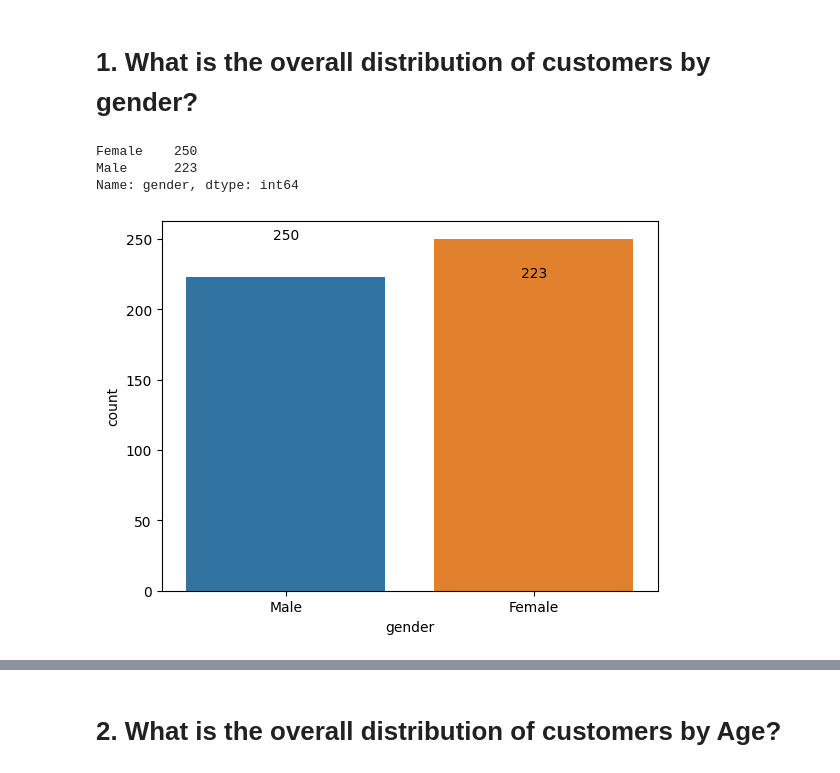
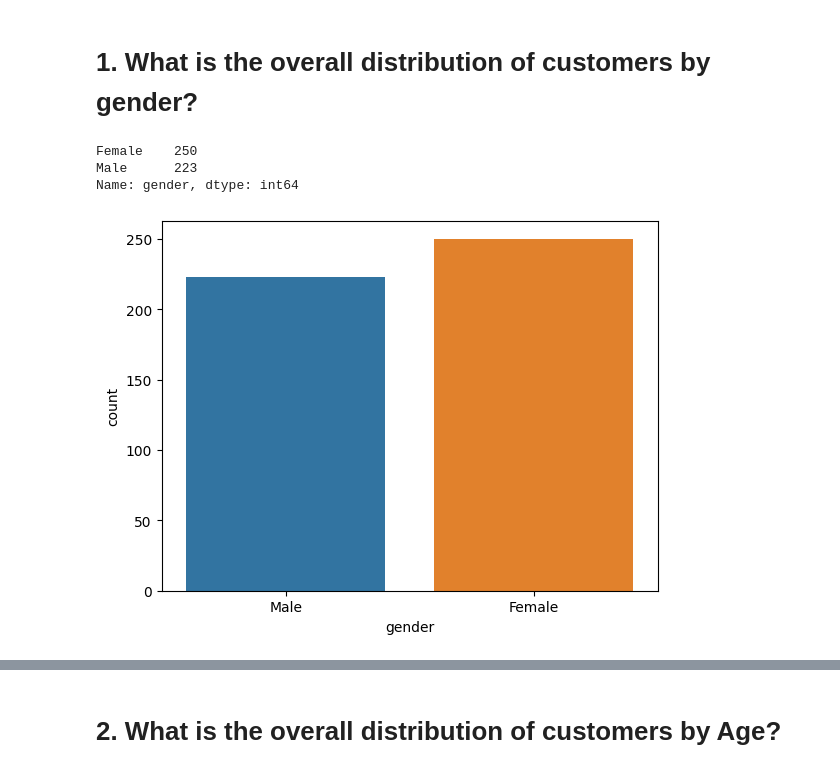
Before and after one commit to Eddy265/Python_Projects, a Jupyter notebook: customer_behaviour_and_cohort_analysis.ipynb, the cells around one changed output, grey strips where cells are left out. Saved outputs shown, nothing was run; the diff lists cells and outputs as text; code cells hidden in the pictures.

```diff
--- a/customer_behaviour_and_cohort_analysis.ipynb
+++ b/customer_behaviour_and_cohort_analysis.ipynb
@@ -36,18 +36,15 @@ customer_df['date'] = pd.to_datetime(customer_df['date'], format='%d/%m/%Y')
 # %%
 # Distribution of customers by gender
 import matplotlib.pyplot as plt
 
 gender_counts = customer_df['gender'].value_counts()
 print(gender_counts)
 
 # Visualization of distribution of customers by gender
 sns.countplot(x='gender', data=customer_df)
-for i in range(len(gender_counts)):
-    count = gender_counts[i]
-    plt.annotate(count, (i, count), ha='center')
 plt.show()
 # %% [output]
 Female    250
 Male      223
 Name: gender, dtype: int64
-[figure, old version]
+[figure, new version]
```
Also changed, not shown: parts of 4 cells of this notebook.
